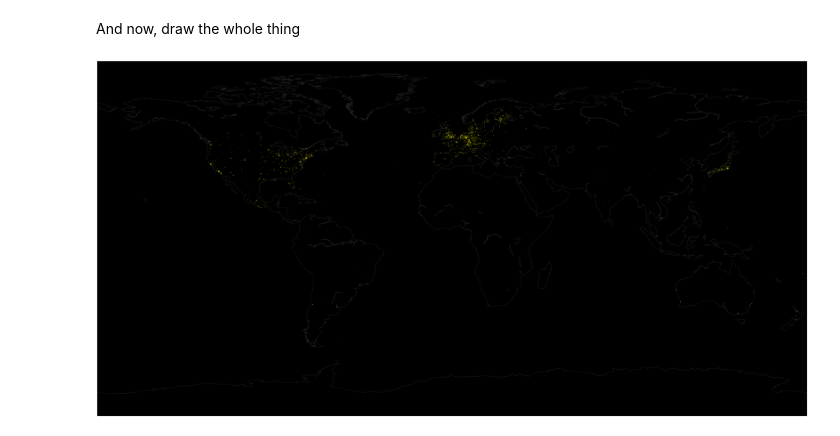
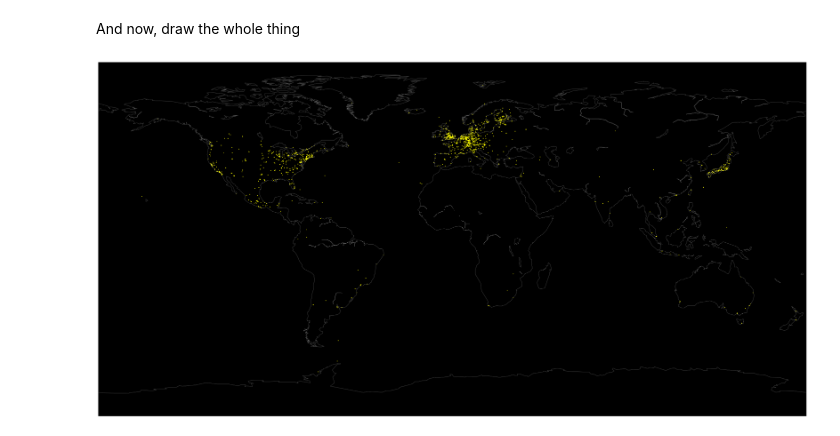
Before and after one commit to mineo/ipython-notebooks, a Jupyter notebook: MusicBrainz Places.ipynb, the cells around one changed output. Cells and saved outputs as stored; diff of their text form; code cells hidden in the pictures.

```diff
--- a/MusicBrainz Places.ipynb
+++ b/MusicBrainz Places.ipynb
@@ -28,13 +28,13 @@ And now, draw the whole thing
 # %%
 m = Basemap()
 m.drawcoastlines(color='gray', linewidth=.5)
 ax = plt.gca()
 ax.set_axis_bgcolor('black')
 fig = plt.gcf()
 fig.tight_layout()
-fig.set_size_inches(72, 35)
+fig.set_size_inches(36, 17)
 m.scatter(lons, lats, color='yellow', marker='.', s=5)
 # Uncomment the next line to save the figure
 # savefig(expanduser('~/places-scatter.svg'), bbox_inches='tight')
 # %% [output]
-[figure, old version]
+[figure, new version]
```
